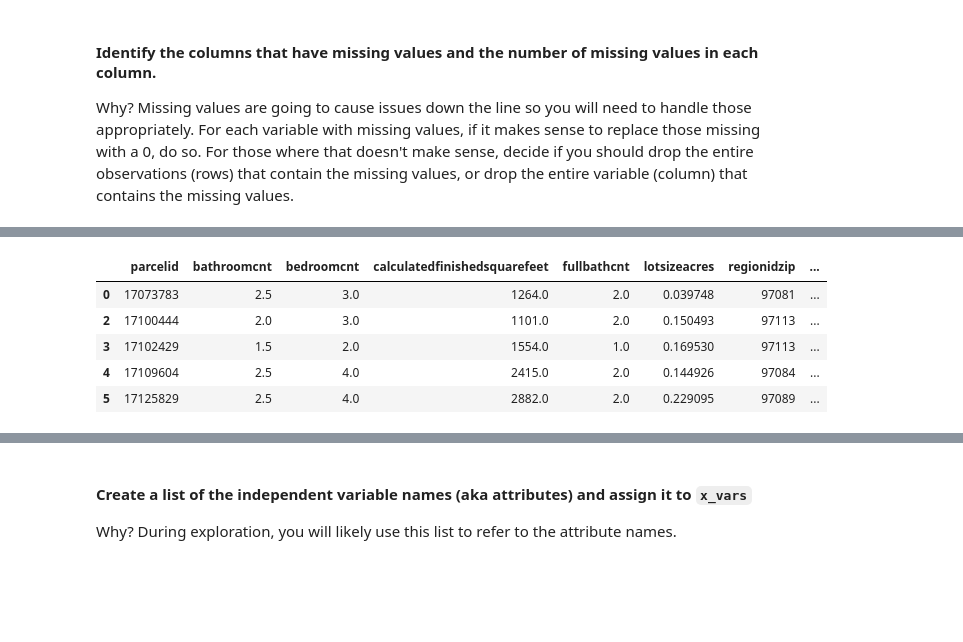
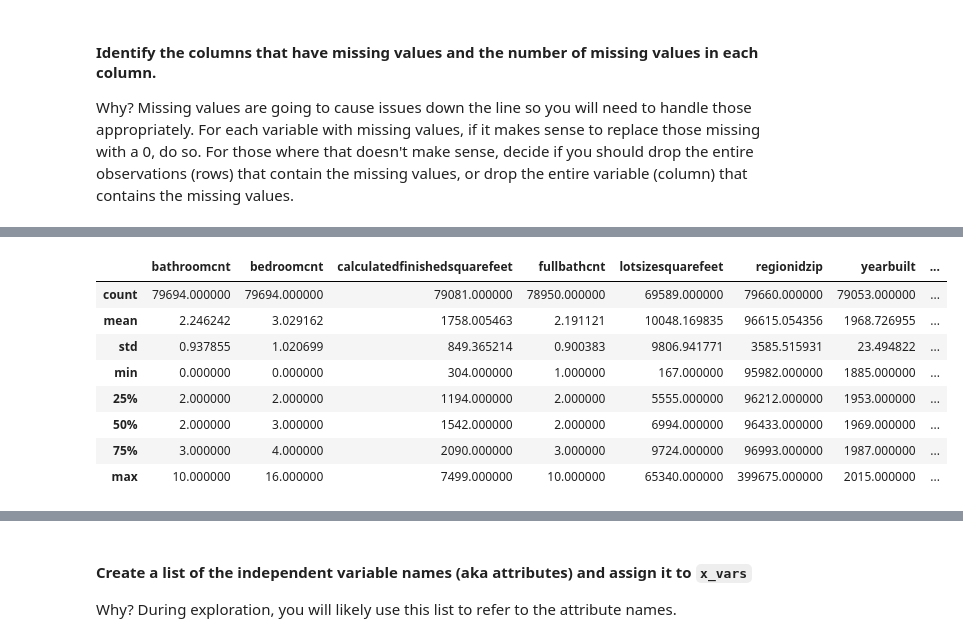
Before and after one commit to GaryGonzenbach/codeup-ds-projects, a Jupyter notebook: Regression_Project_GaryGonzenbach.ipynb, the cells around one changed output, grey strips where cells are left out. Saved outputs shown, nothing was run; the diff lists cells and outputs as text; code cells hidden in the pictures; blank space fills up the shorter version.

```diff
--- a/Regression_Project_GaryGonzenbach.ipynb
+++ b/Regression_Project_GaryGonzenbach.ipynb
@@ -246,2 +242,24 @@ df.drop(columns=['roomcnt'], inplace=True)
+# %%
+df['logerrorabs'] = df['logerror'].abs()
+# %%
+df['sales_month'] = pd.to_numeric(df['transactiondate'].str.slice(5,7))
+# %%
+indexNames = df[ (df['calculatedfinishedsquarefeet'] > 7500) ].index
+df.drop(indexNames , inplace=True)
+# %%
+indexNames = df[ (df['lotsizesquarefeet'] > 65_340) ].index
+df.drop(indexNames , inplace=True)
+# %%
+df.describe()
+# %% [output]
+|  | bathroomcnt | bedroomcnt | calculatedfinishedsquarefeet | fullbathcnt | lotsizesquarefeet | regionidzip | yearbuilt | ... |
+| count | 79694.000000 | 79694.000000 | 79081.000000 | 78950.000000 | 69589.000000 | 79660.000000 | 79053.000000 | ... |
+| mean | 2.246242 | 3.029162 | 1758.005463 | 2.191121 | 10048.169835 | 96615.054356 | 1968.726955 | ... |
+| std | 0.937855 | 1.020699 | 849.365214 | 0.900383 | 9806.941771 | 3585.515931 | 23.494822 | ... |
+| min | 0.000000 | 0.000000 | 304.000000 | 1.000000 | 167.000000 | 95982.000000 | 1885.000000 | ... |
+| 25% | 2.000000 | 2.000000 | 1194.000000 | 2.000000 | 5555.000000 | 96212.000000 | 1953.000000 | ... |
+| 50% | 2.000000 | 3.000000 | 1542.000000 | 2.000000 | 6994.000000 | 96433.000000 | 1969.000000 | ... |
+| 75% | 3.000000 | 4.000000 | 2090.000000 | 3.000000 | 9724.000000 | 96993.000000 | 1987.000000 | ... |
+| max | 10.000000 | 16.000000 | 7499.000000 | 10.000000 | 65340.000000 | 399675.000000 | 2015.000000 | ... |
 # %%
 df.dropna(how='any',axis=0, inplace=True)
@@ -261,12 +266,3 @@ df.drop(indexNames , inplace=True)
-# %%
-df.head()
-# %% [output]
-|  | parcelid | bathroomcnt | bedroomcnt | calculatedfinishedsquarefeet | fullbathcnt | lotsizeacres | regionidzip | ... |
-| 0 | 17073783 | 2.5 | 3.0 | 1264.0 | 2.0 | 0.039748 | 97081 | ... |
-| 2 | 17100444 | 2.0 | 3.0 | 1101.0 | 2.0 | 0.150493 | 97113 | ... |
-| 3 | 17102429 | 1.5 | 2.0 | 1554.0 | 1.0 | 0.169530 | 97113 | ... |
-| 4 | 17109604 | 2.5 | 4.0 | 2415.0 | 2.0 | 0.144926 | 97084 | ... |
-| 5 | 17125829 | 2.5 | 4.0 | 2882.0 | 2.0 | 0.229095 | 97089 | ... |
 # %%
 df.describe()
 # %% [output]
```
Also changed, not shown: parts of 45 cells of this notebook.
